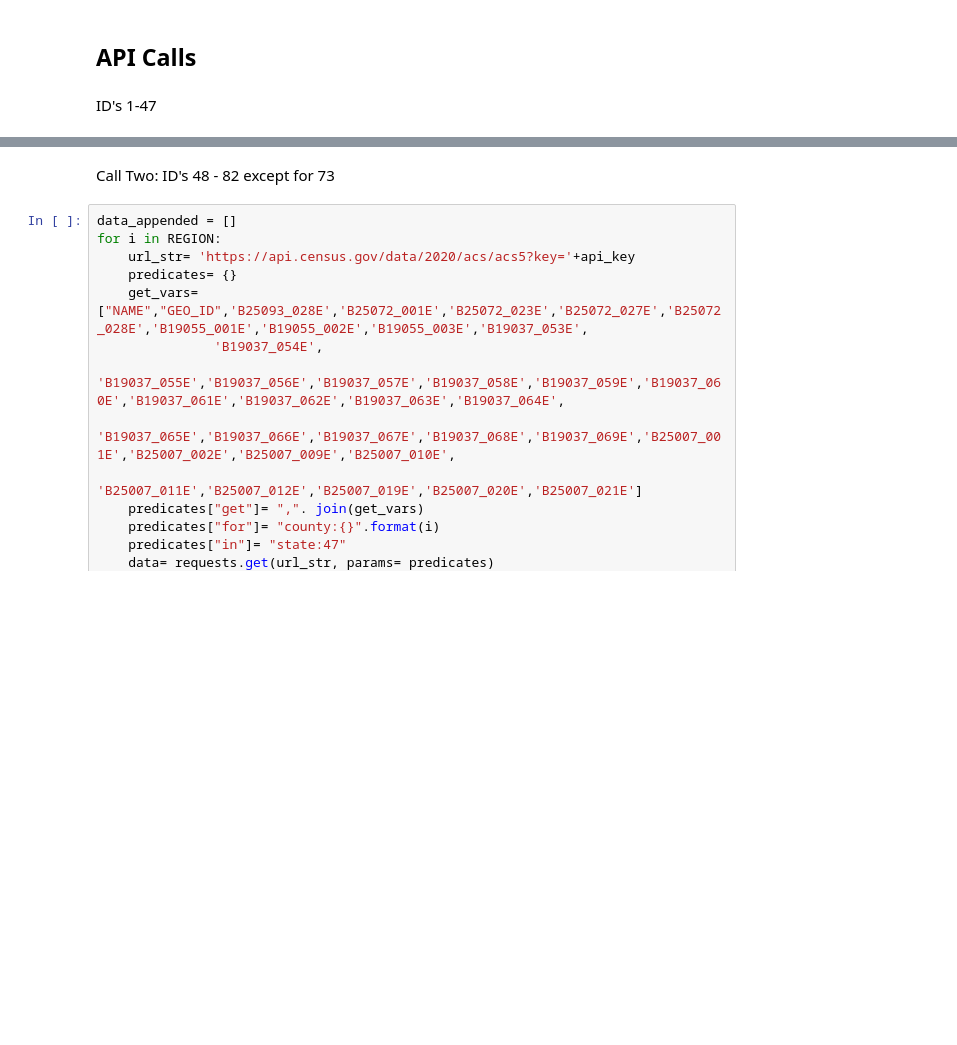
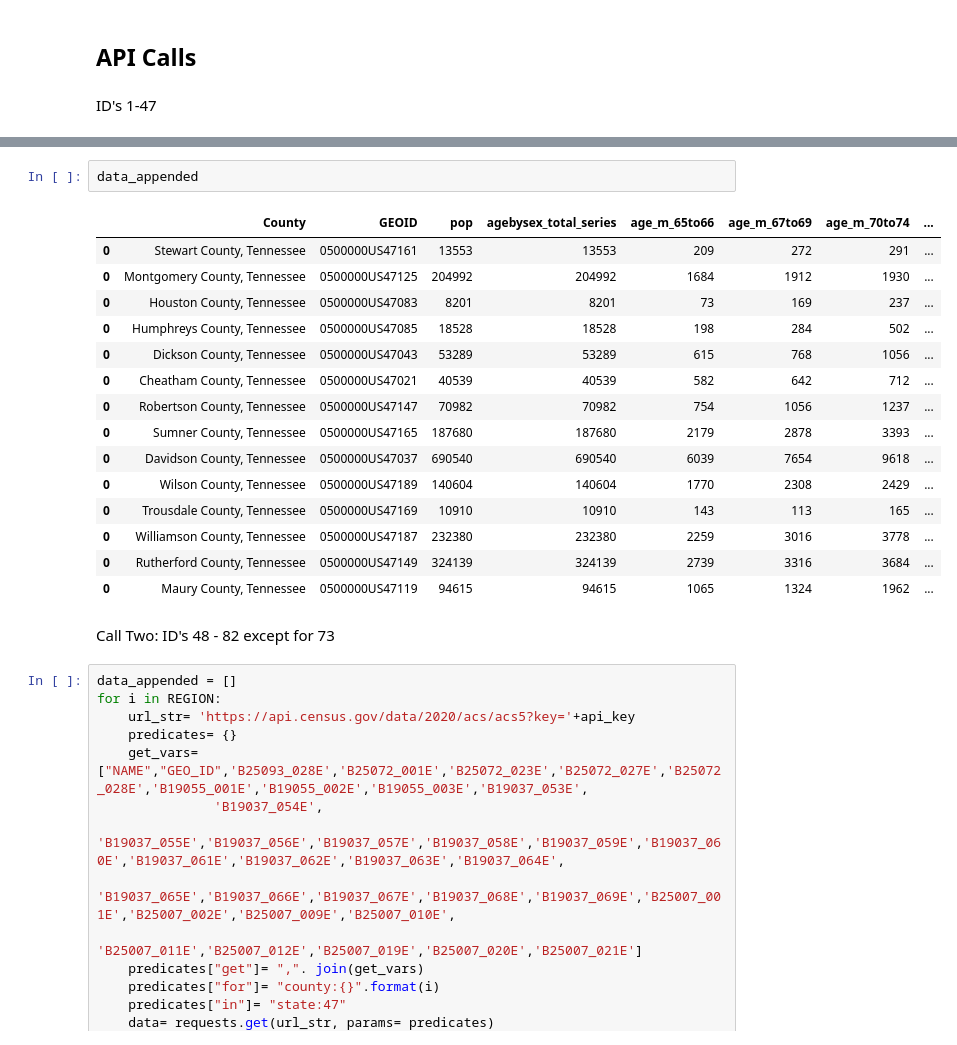
Before and after one commit to Greater-Nashville-Regional-Council/Aging-and-Disability, a Jupyter notebook: 4. Age Well Housing/notebooks/Data Prep.ipynb, the cells around one changed output, grey strips where cells are left out. Drawn from its saved outputs; the diff is of its cells as text; blank space fills up the shorter version.

```diff
--- a/4. Age Well Housing/notebooks/Data Prep.ipynb
+++ b/4. Age Well Housing/notebooks/Data Prep.ipynb
@@ -80,6 +80,24 @@ callone = data_appended.reset_index(drop = True)
 print('Your API call is complete')
 # %% [output]
 Your API call is complete
+# %%
+data_appended
+# %% [output]
+|  | County | GEOID | pop | agebysex_total_series | age_m_65to66 | age_m_67to69 | age_m_70to74 | ... |
+| 0 | Stewart County, Tennessee | 0500000US47161 | 13553 | 13553 | 209 | 272 | 291 | ... |
+| 0 | Montgomery County, Tennessee | 0500000US47125 | 204992 | 204992 | 1684 | 1912 | 1930 | ... |
+| 0 | Houston County, Tennessee | 0500000US47083 | 8201 | 8201 | 73 | 169 | 237 | ... |
+| 0 | Humphreys County, Tennessee | 0500000US47085 | 18528 | 18528 | 198 | 284 | 502 | ... |
+| 0 | Dickson County, Tennessee | 0500000US47043 | 53289 | 53289 | 615 | 768 | 1056 | ... |
+| 0 | Cheatham County, Tennessee | 0500000US47021 | 40539 | 40539 | 582 | 642 | 712 | ... |
+| 0 | Robertson County, Tennessee | 0500000US47147 | 70982 | 70982 | 754 | 1056 | 1237 | ... |
+| 0 | Sumner County, Tennessee | 0500000US47165 | 187680 | 187680 | 2179 | 2878 | 3393 | ... |
+| 0 | Davidson County, Tennessee | 0500000US47037 | 690540 | 690540 | 6039 | 7654 | 9618 | ... |
+| 0 | Wilson County, Tennessee | 0500000US47189 | 140604 | 140604 | 1770 | 2308 | 2429 | ... |
+| 0 | Trousdale County, Tennessee | 0500000US47169 | 10910 | 10910 | 143 | 113 | 165 | ... |
+| 0 | Williamson County, Tennessee | 0500000US47187 | 232380 | 232380 | 2259 | 3016 | 3778 | ... |
+| 0 | Rutherford County, Tennessee | 0500000US47149 | 324139 | 324139 | 2739 | 3316 | 3684 | ... |
+| 0 | Maury County, Tennessee | 0500000US47119 | 94615 | 94615 | 1065 | 1324 | 1962 | ... |
 # %% [markdown]
 Call Two: ID's 48 - 82 except for 73
 # %%
```
Also changed, not shown: parts of 1 cell of this notebook, 3 other files.
